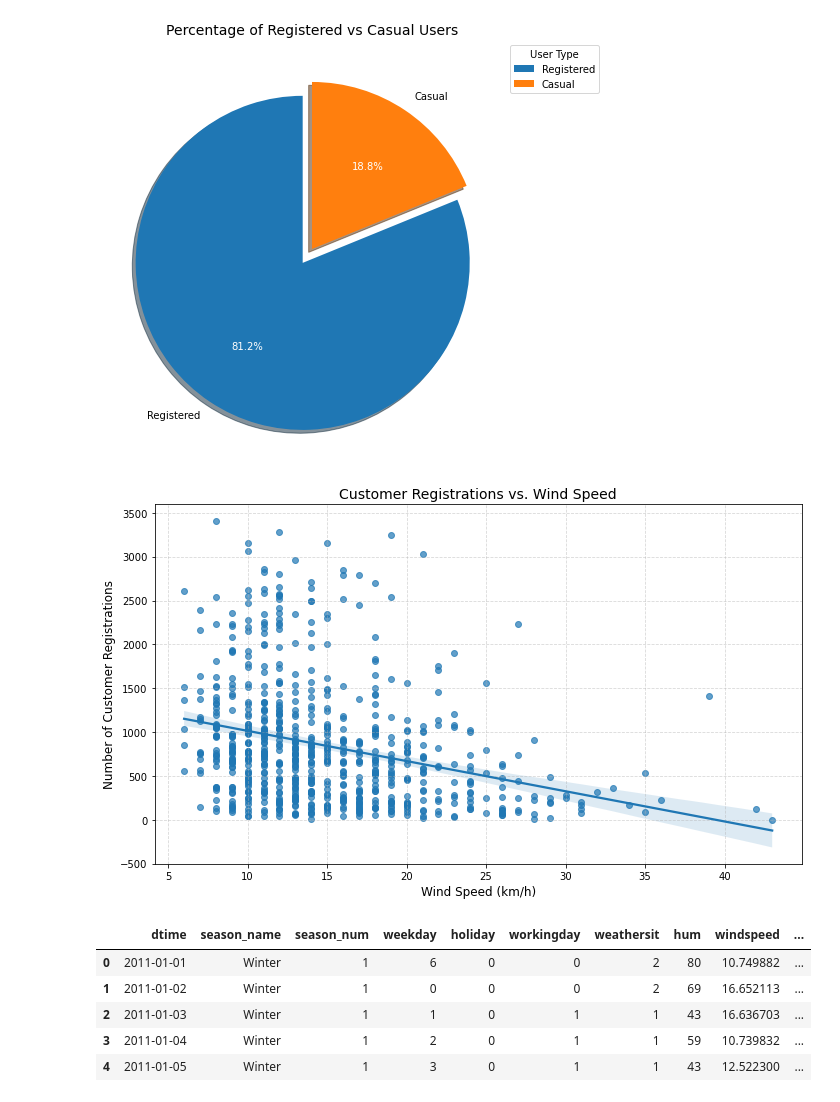
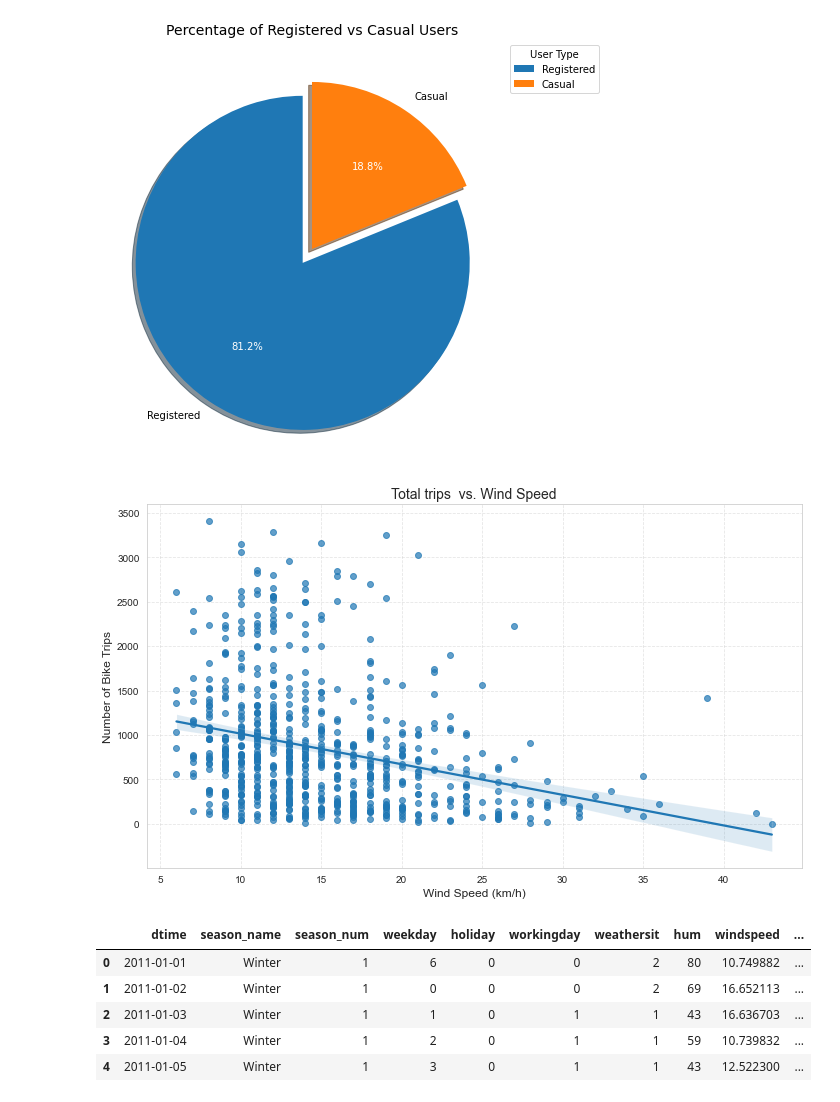
Before and after one commit to Maxremmo/Bike-Sharing-ML, a Jupyter notebook: bike_eda_daily.ipynb, the cells around one changed output. Saved outputs shown, nothing was run; the diff lists cells and outputs as text; code cells hidden in the pictures.

```diff
--- a/bike_eda_daily.ipynb
+++ b/bike_eda_daily.ipynb
@@ -321,20 +325,20 @@ plt.show()
 # %%
 sns.regplot(x=df['windspeed_km/h'], y=df['casual'], scatter_kws={'alpha': 0.7})
 plt.xlabel('Wind Speed (km/h)', fontsize=12)
-plt.ylabel('Number of Customer Registrations', fontsize=12)
-plt.title('Customer Registrations vs. Wind Speed', fontsize=14)
+plt.ylabel('Number of Bike Trips', fontsize=12)
+plt.title('Total trips  vs. Wind Speed', fontsize=14)
 plt.grid(True, linestyle='--', alpha=0.5)
 plt.xticks(fontsize=10)
 plt.yticks(fontsize=10)
 
 # Adjusting plot aesthetics
 plt.gcf().set_size_inches(10, 6)  # Set the figure size
 plt.tight_layout()  # Improve spacing between elements
 
 # Displaying the plot
 plt.show()
 # %% [output]
-[figure, old version]
+[figure, new version]
 # %%
 df.head()
 # %% [output]
```
Also changed, not shown: parts of 10 cells of this notebook.
